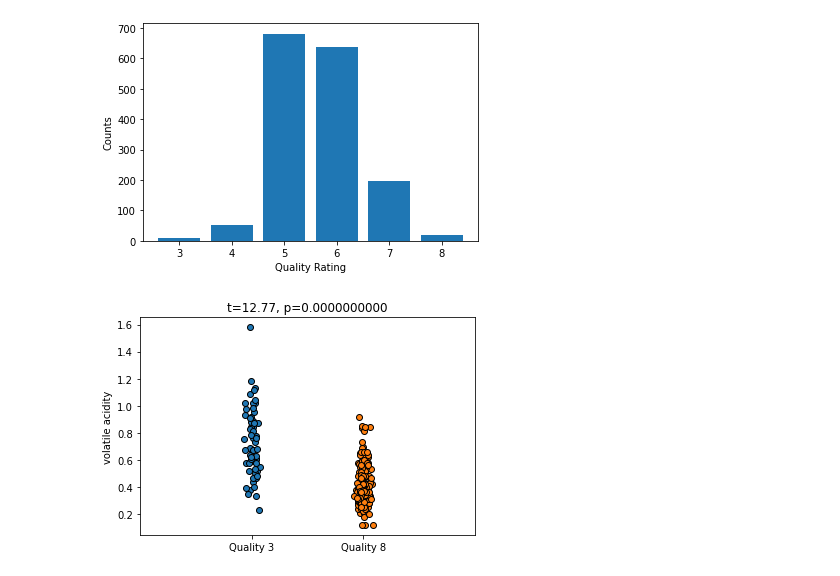
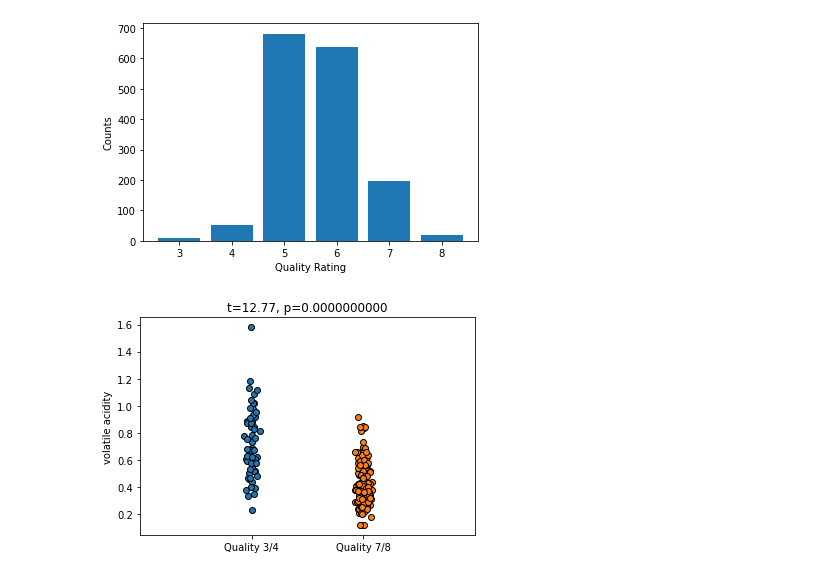
Before and after one commit to npinak/Python-Projects, a Jupyter notebook: Statistics_Not-Complete/Statistics.ipynb, the cells around one changed output. Drawn from its saved outputs; the diff is of its cells as text; code cells hidden in the pictures.

```diff
--- a/Statistics_Not-Complete/Statistics.ipynb
+++ b/Statistics_Not-Complete/Statistics.ipynb
@@ -131,25 +131,25 @@ plt.show()
 # %%
 # repeat the t-test but using quality=3/4 vs. 7/8
 
 #grab the data
 
 x = df['volatile acidity'][(df['quality'] == 3) | (df['quality'] == 4)]
 y = df['volatile acidity'][(df['quality'] == 8) | (df['quality'] == 7)]
 
 # do the t-test
 
 ttest= stats.ttest_ind(x,y)
 
 #plot the data
 
 plt.plot(np.random.randn(len(x))/30, x, 'o',
          np.random.randn(len(y))/30+1, y, 'o',
          markeredgecolor = 'k')
 plt.xlim([-1,2])
-plt.xticks([0,1], labels=['Quality 3','Quality 8'])
+plt.xticks([0,1], labels=['Quality 3/4','Quality 7/8'])
 plt.ylabel('volatile acidity')
 plt.title(f't={ttest[0]:.2f}, p={ttest[1]:.10f}')
 
 plt.show()
 # %% [output]
-[figure, old version]
+[figure, new version]
```
